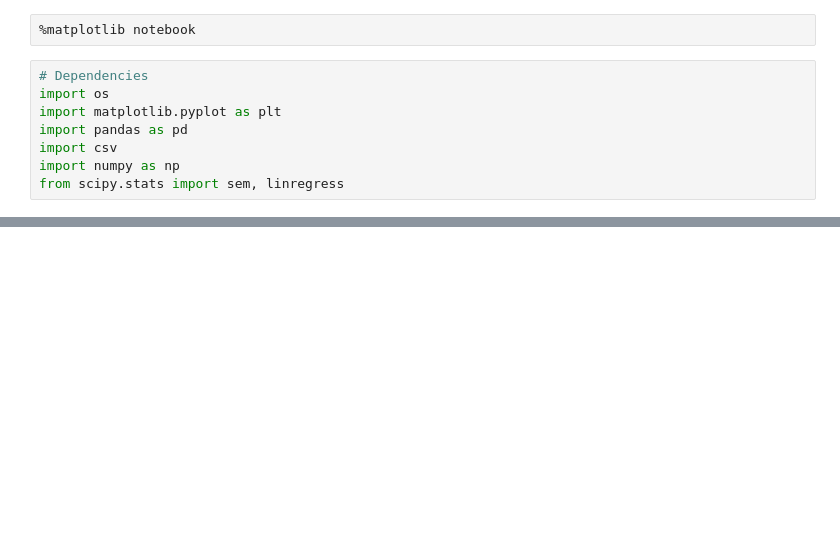
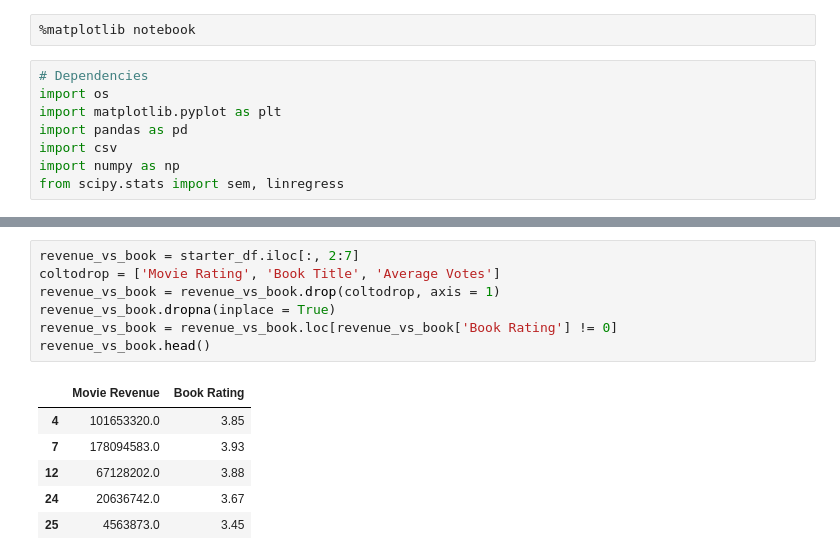
Before and after one commit to naim-panjwani/books_and_films, a Jupyter notebook: Plots/plot.ipynb, the cells around one changed output, grey strips where cells are left out. Drawn from its saved outputs; the diff is of its cells as text; blank space fills up the shorter version.

```diff
--- a/Plots/plot.ipynb
+++ b/Plots/plot.ipynb
@@ -80,0 +57,14 @@ dtype: int64
+# %%
+revenue_vs_book = starter_df.iloc[:, 2:7]
+coltodrop = ['Movie Rating', 'Book Title', 'Average Votes']
+revenue_vs_book = revenue_vs_book.drop(coltodrop, axis = 1)
+revenue_vs_book.dropna(inplace = True)
+revenue_vs_book = revenue_vs_book.loc[revenue_vs_book['Book Rating'] != 0]
+revenue_vs_book.head()
+# %% [output]
+|  | Movie Revenue | Book Rating |
+| 4 | 101653320.0 | 3.85 |
+| 7 | 178094583.0 | 3.93 |
+| 12 | 67128202.0 | 3.88 |
+| 24 | 20636742.0 | 3.67 |
+| 25 | 4563873.0 | 3.45 |
```
Also changed, not shown: parts of 9 cells of this notebook, 5 other files.
